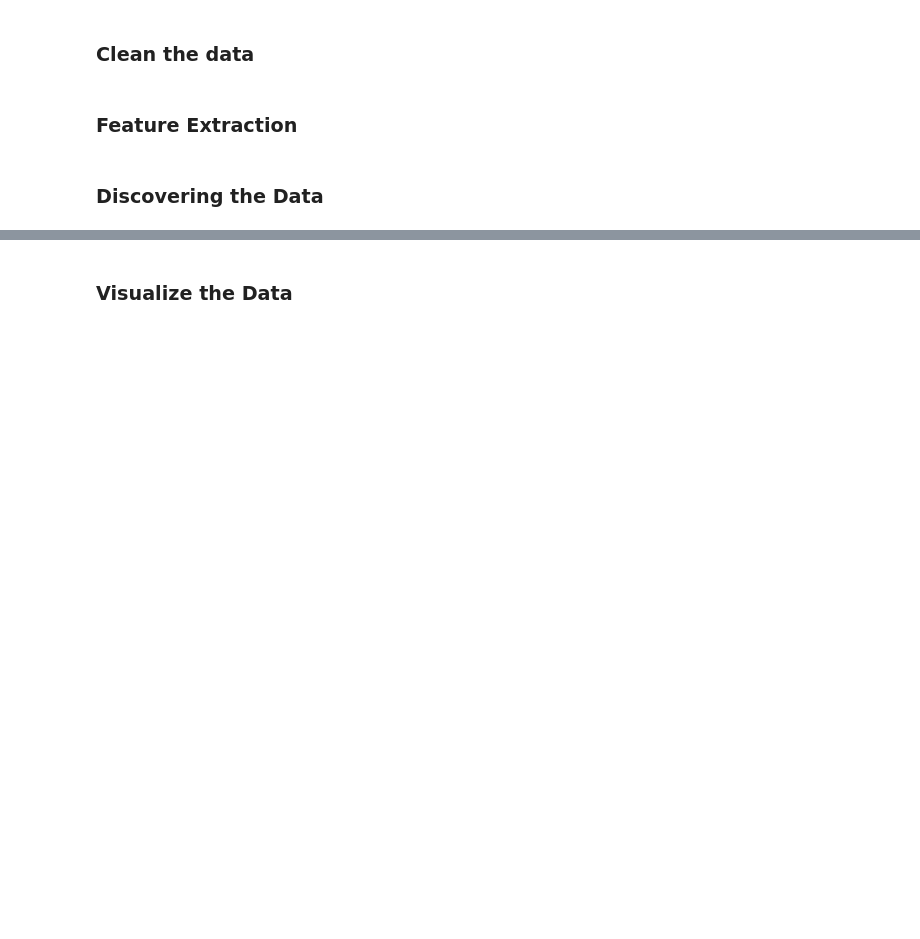
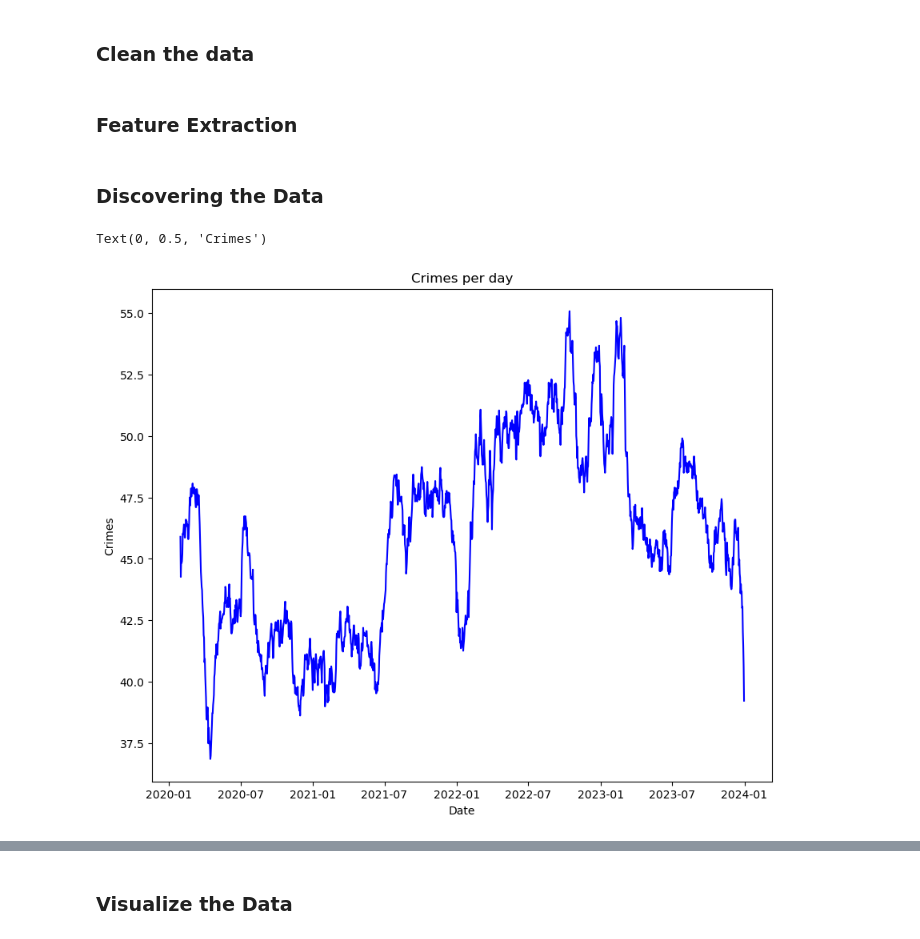
Before and after one commit to Samanbz/TAWiSE2425, a Jupyter notebook: main.ipynb, the cells around one changed output, grey strips where cells are left out. Saved outputs shown, nothing was run; the diff lists cells and outputs as text; code cells hidden in the pictures; blank space fills up the shorter version.

```diff
--- a/main.ipynb
+++ b/main.ipynb
@@ -128,0 +131,13 @@ descents = descents.dropna(axis=1, thresh=0.95*len(descents)).rolling(20).mean()
+# %%
+fig, ax = plt.subplots()
+fig.set_size_inches(10, 8)
+
+crimes_per_day = crime_df.groupby("DATE_OCCURRED").size().rolling(30).mean()
+ax.plot(crimes_per_day.index, crimes_per_day, label="Crimes per day", color="blue")
+
+ax.set_title("Crimes per day")
+ax.set_xlabel("Date")
+ax.set_ylabel("Crimes")
+# %% [output]
+Text(0, 0.5, 'Crimes')
+[figure, added]
```
Also changed, not shown: parts of 12 cells of this notebook, 2 other files.
